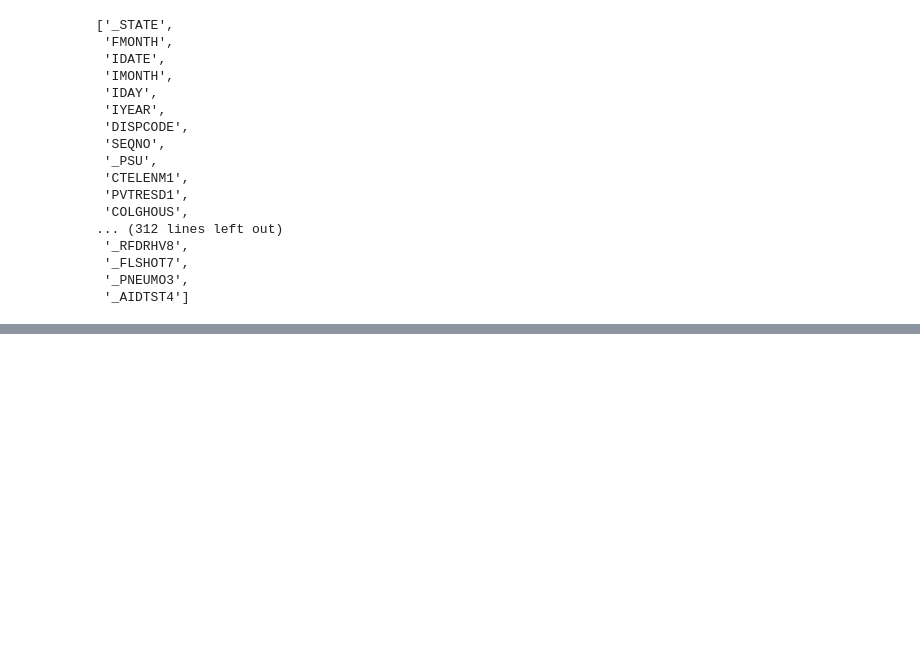
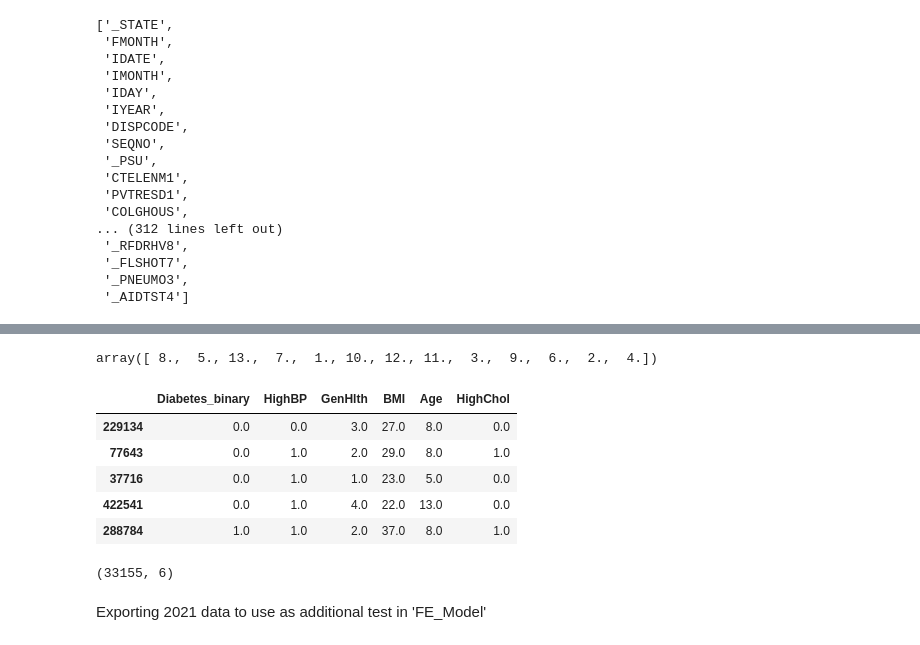
Before and after one commit to thuyr13/DS_2ndreport, a Jupyter notebook: CDC_dataset.ipynb, the cells around one changed output, grey strips where cells are left out. Drawn from its saved outputs; the diff is of its cells as text; code cells hidden in the pictures; blank space fills up the shorter version.

```diff
--- a/CDC_dataset.ipynb
+++ b/CDC_dataset.ipynb
@@ -207,0 +277,25 @@ print(df.shape)
+# %%
+# _AGEG5YR
+# already ordinal. 1 is 18-24 all the way up to 13 wis 80 and older. 5 year increments.
+# remove 14 because it is don't know or missing
+df_selected = df_selected[df_selected._AGEG5YR != 14]
+df_selected._AGEG5YR.unique()
+# %% [output]
+array([ 8.,  5., 13.,  7.,  1., 10., 12., 11.,  3.,  9.,  6.,  2.,  4.])
+# %%
+# renaming to match the column in modelling.
+df_selected.rename(columns = {'_RFHYPE6':'HighBP', '_BMI5':'BMI', '_AGEG5YR': 'Age', 'TOLDHI3':'HighChol', 'DIABETE4': 'Diabetes_binary', 'GENHLTH':'GenHlth'}, inplace = True)
+df_selected.head(5)
+# %% [output]
+|  | Diabetes_binary | HighBP | GenHlth | BMI | Age | HighChol |
+| 229134 | 0.0 | 0.0 | 3.0 | 27.0 | 8.0 | 0.0 |
+| 77643 | 0.0 | 1.0 | 2.0 | 29.0 | 8.0 | 1.0 |
+| 37716 | 0.0 | 1.0 | 1.0 | 23.0 | 5.0 | 0.0 |
+| 422541 | 0.0 | 1.0 | 4.0 | 22.0 | 13.0 | 0.0 |
+| 288784 | 1.0 | 1.0 | 2.0 | 37.0 | 8.0 | 1.0 |
+# %%
+df_selected.shape
+# %% [output]
+(33155, 6)
+# %% [markdown]
+Exporting 2021 data to use as additional test in 'FE_Model'
```
Also changed, not shown: parts of 10 cells of this notebook, 1 other file.
